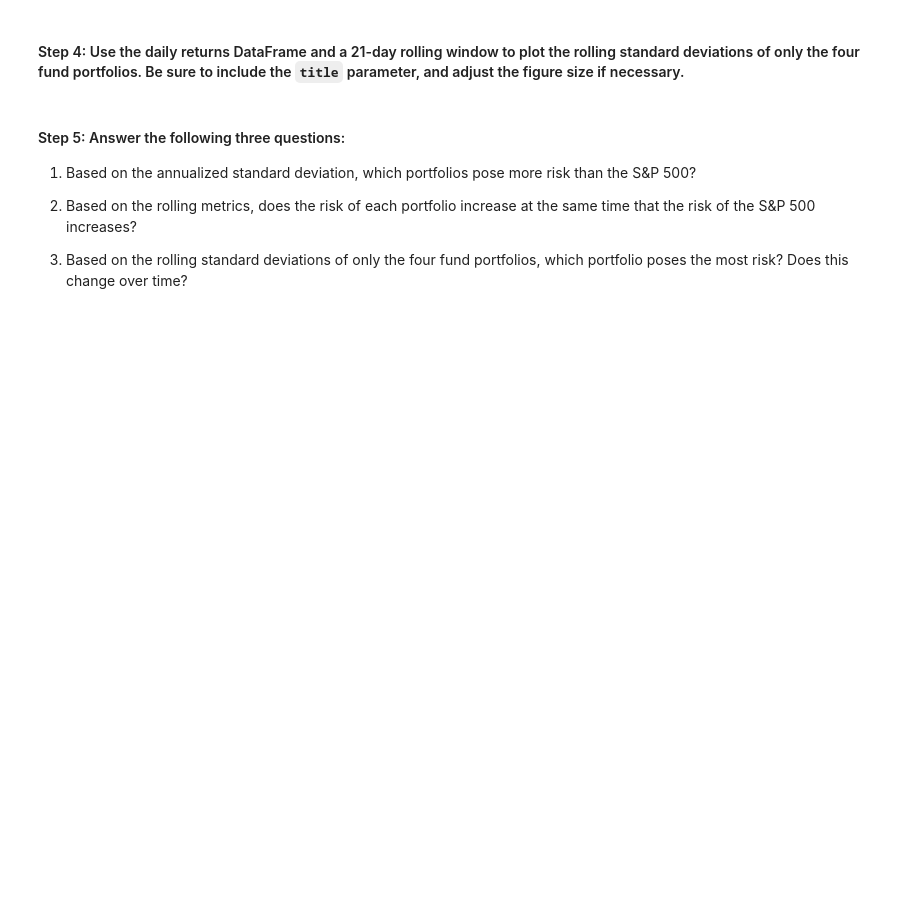
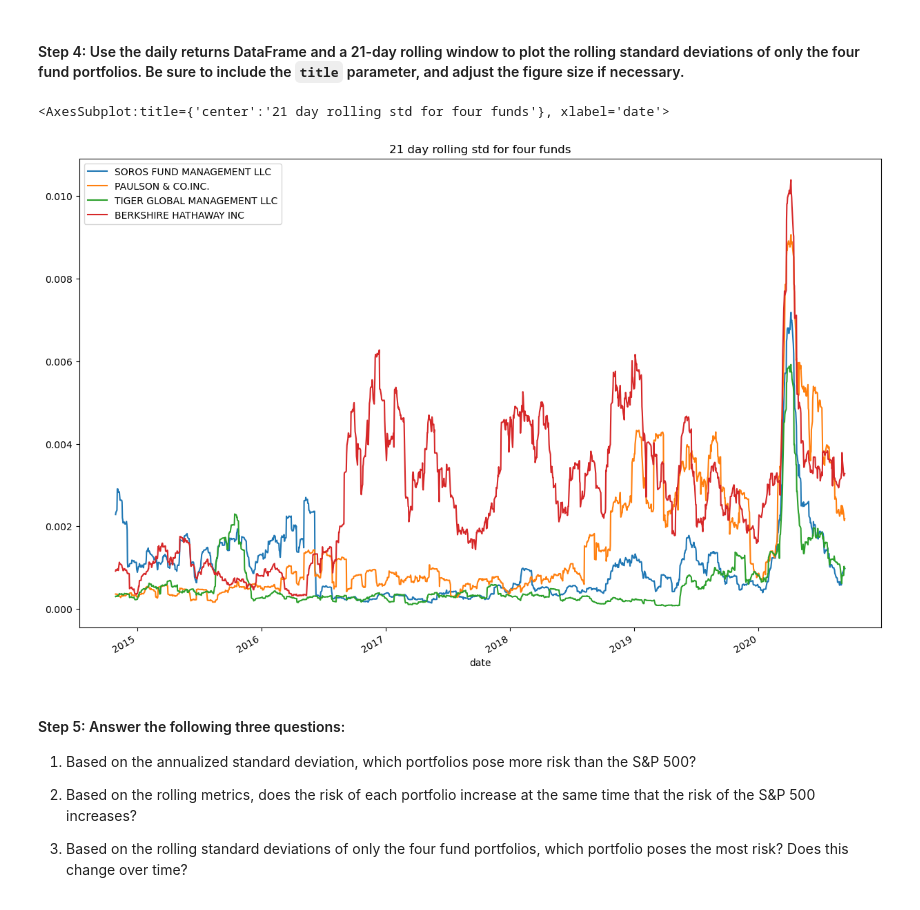
Before and after one commit to anuraggargLTI/module4_challenge, a Jupyter notebook: risk_return_analysis.ipynb, the cells around one changed output. Drawn from its saved outputs; the diff is of its cells as text; code cells hidden in the pictures; blank space fills up the shorter version.

```diff
--- a/risk_return_analysis.ipynb
+++ b/risk_return_analysis.ipynb
@@ -263,7 +292,11 @@ dtype: float64
 # %%
 # Using the daily return data and a 21-day rolling window, plot the rolling standard deviation of just the 4 portfolios.
 # Include a title parameter and adjust the figure size
-# YOUR CODE HERE
+whale_navs_rolling_std_four_funds = whale_navs_daily_returns_four_funds.rolling(window=21).std()
+whale_navs_rolling_std_four_funds.plot(figsize=(15,10),title="21 day rolling std for four funds")
+# %% [output]
+<AxesSubplot:title={'center':'21 day rolling std for four funds'}, xlabel='date'>
+[figure, added]
 # %% [markdown]
 #### Step 5: Answer the following three questions:
 
```
Also changed, not shown: parts of 12 cells of this notebook.
